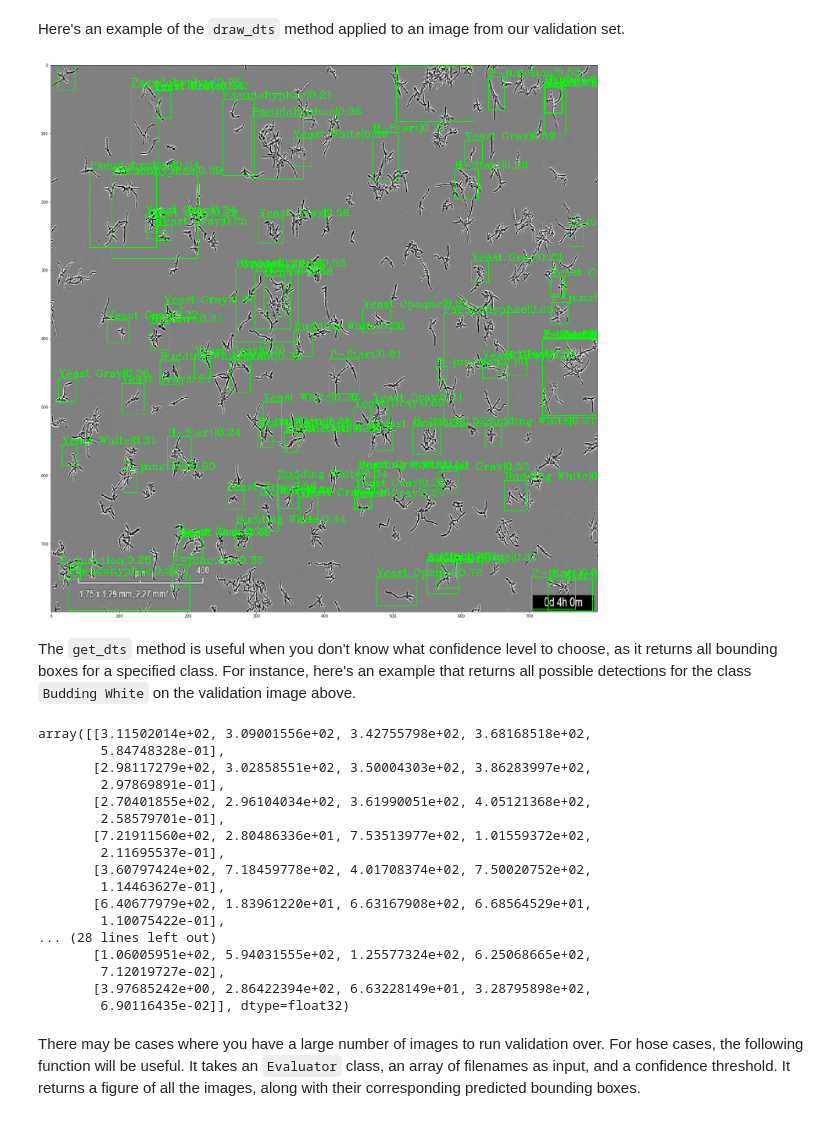
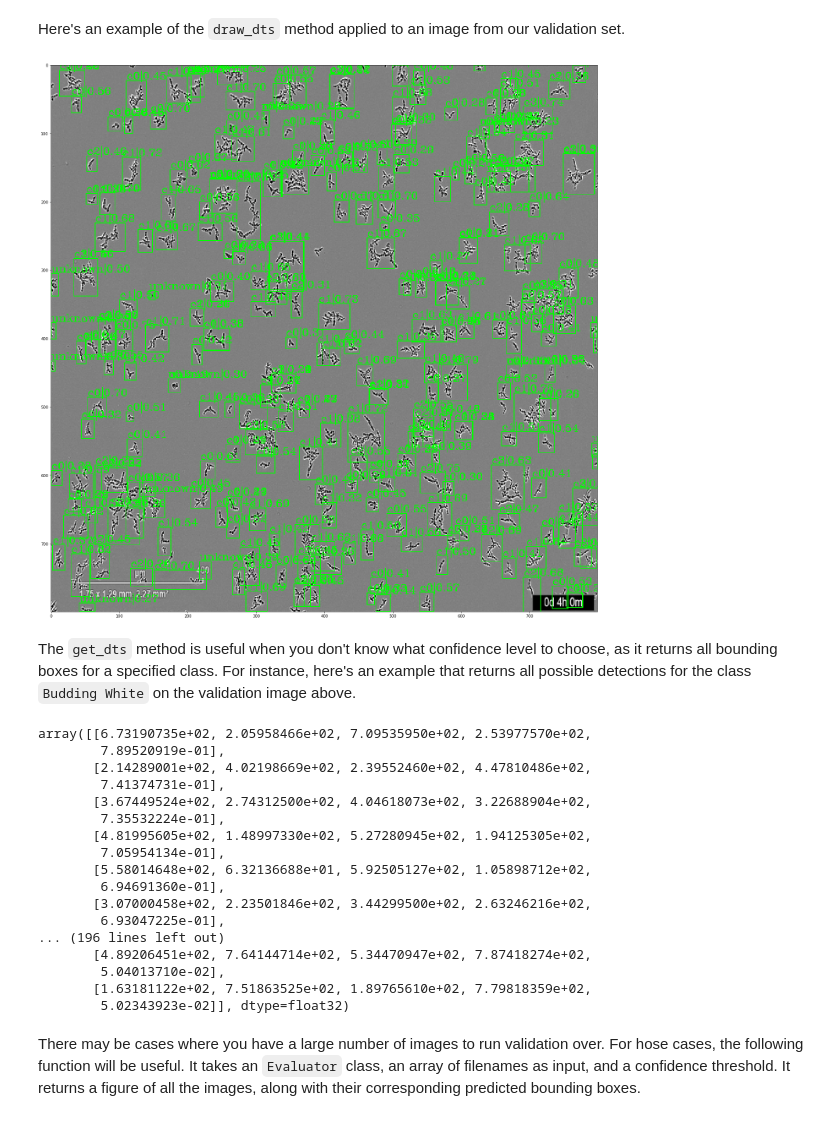
Before and after one commit to jjacob59/guelph, a Jupyter notebook: src/inference/tutorial.ipynb, the cells around one changed output. Cells and saved outputs as stored; diff of their text form; code cells hidden in the pictures.

Commit message:
Tutorial updated for candescence-grace

```diff
--- a/src/inference/tutorial.ipynb
+++ b/src/inference/tutorial.ipynb
@@ -7,11 +7,11 @@ The first step is set the correct paths.  Make sure you have the data downloaded
 # %% [markdown]
 The first path to set is the path to the config file used to train the model.  The config file contains all the parameters used for training the model, as well as additional architecture information.  For this tutorial, we will use the config file associated with our final model.  It can be found at `candescence/performance/exp27/training-of-model/exp27.py`
 # %%
-CONFIG_PATH = "/home/data/refined/candescence/production/models/candescence_version_1.0/config.py"
+CONFIG_PATH = "/home/data/refined/candescence/production/models/tc_config.py"
 # %% [markdown]
 Next, we need the path to the weights of the trained model.  It can be found at `candescence/performance/exp27/training-of-model/final.pth`
 # %%
-MODEL_PATH = "/home/data/refined/candescence/production/models/candescence_version_1.0/model.pth"
+MODEL_PATH = "/home/data/refined/candescence/production/models/tc_model.pth"
 # %%
 print(CONFIG_PATH)
 # %% [output]
@@ -42,31 +37,31 @@ CLASS_NAMES = ["Yeast White", "Budding White", "Yeast Opaque","Budding Opaque","
 # %% [markdown]
 Here's an example of the `draw_dts` method applied to an image from our validation set.
 # %%
-evaluator.draw_dts("/home/data/refined/candescence/guelph/incucyte/converted_bmp/YPD_A5_1_2022y03m03d_19h52m.bmp", 0.2)
+evaluator.draw_dts("/home/data/refined/candescence/guelph/incucyte/0-image-modification/0.1-converted-bmp/YPD_A1_1_2022y03m03d_19h52m.bmp", 0.2)
 # %% [output]
-[figure, old version]
+[figure, new version]
 # %% [markdown]
 The `get_dts` method is useful when you don't know what confidence level to choose, as it returns all bounding boxes for a specified class.  For instance, here's an example that returns all possible detections for the class `Budding White` on the validation image above.
 # %%
-evaluator.get_dts("/home/data/refined/candescence/guelph/incucyte/converted_bmp/YPD_A5_1_2022y03m03d_19h52m.bmp","Hyphae")
+evaluator.get_dts("/home/data/refined/candescence/guelph/incucyte/0-image-modification/0.1-converted-bmp/YPD_A5_1_2022y03m03d_19h52m.bmp","Budding White")
 # %% [output]
-array([[3.11502014e+02, 3.09001556e+02, 3.42755798e+02, 3.68168518e+02,
-        5.84748328e-01],
-       [2.98117279e+02, 3.02858551e+02, 3.50004303e+02, 3.86283997e+02,
-        2.97869891e-01],
-       [2.70401855e+02, 2.96104034e+02, 3.61990051e+02, 4.05121368e+02,
-        2.58579701e-01],
-       [7.21911560e+02, 2.80486336e+01, 7.53513977e+02, 1.01559372e+02,
-        2.11695537e-01],
-       [3.60797424e+02, 7.18459778e+02, 4.01708374e+02, 7.50020752e+02,
-        1.14463627e-01],
-       [6.40677979e+02, 1.83961220e+01, 6.63167908e+02, 6.68564529e+01,
-        1.10075422e-01],
-... (28 lines left out)
-       [1.06005951e+02, 5.94031555e+02, 1.25577324e+02, 6.25068665e+02,
-        7.12019727e-02],
-       [3.97685242e+00, 2.86422394e+02, 6.63228149e+01, 3.28795898e+02,
-        6.90116435e-02]], dtype=float32)
+array([[6.73190735e+02, 2.05958466e+02, 7.09535950e+02, 2.53977570e+02,
+        7.89520919e-01],
+       [2.14289001e+02, 4.02198669e+02, 2.39552460e+02, 4.47810486e+02,
+        7.41374731e-01],
+       [3.67449524e+02, 2.74312500e+02, 4.04618073e+02, 3.22688904e+02,
+        7.35532224e-01],
+       [4.81995605e+02, 1.48997330e+02, 5.27280945e+02, 1.94125305e+02,
+        7.05954134e-01],
+       [5.58014648e+02, 6.32136688e+01, 5.92505127e+02, 1.05898712e+02,
+        6.94691360e-01],
+       [3.07000458e+02, 2.23501846e+02, 3.44299500e+02, 2.63246216e+02,
+        6.93047225e-01],
+... (196 lines left out)
+       [4.89206451e+02, 7.64144714e+02, 5.34470947e+02, 7.87418274e+02,
+        5.04013710e-02],
+       [1.63181122e+02, 7.51863525e+02, 1.89765610e+02, 7.79818359e+02,
+        5.02343923e-02]], dtype=float32)
 # %% [markdown]
 There may be cases where you have a large number of images to run validation over.  For  hose cases, the following function will be useful.  It takes an `Evaluator` class, an array of filenames as input, and a confidence threshold.  It returns a figure of all the images, along with their corresponding predicted bounding boxes.
 # %%
```
Also changed, not shown: parts of 4 cells of this notebook.
